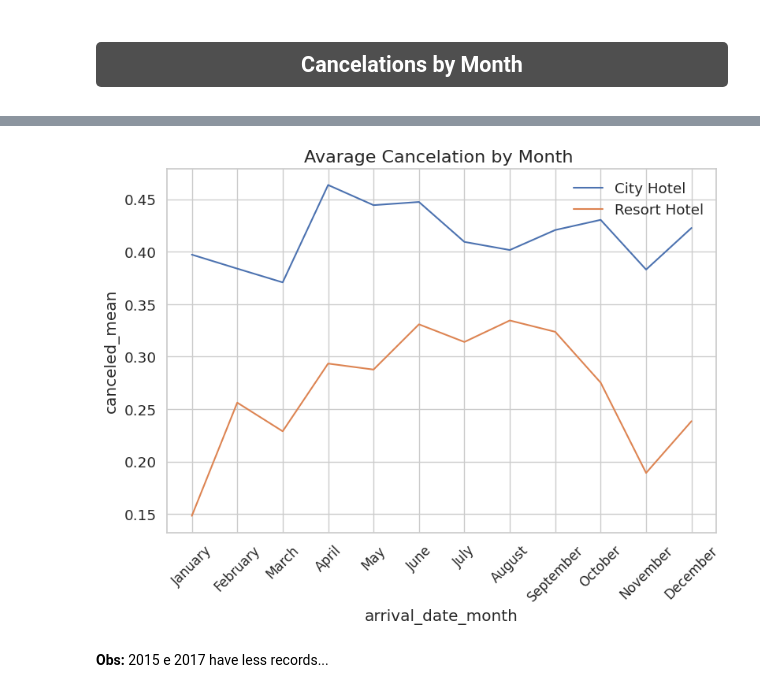
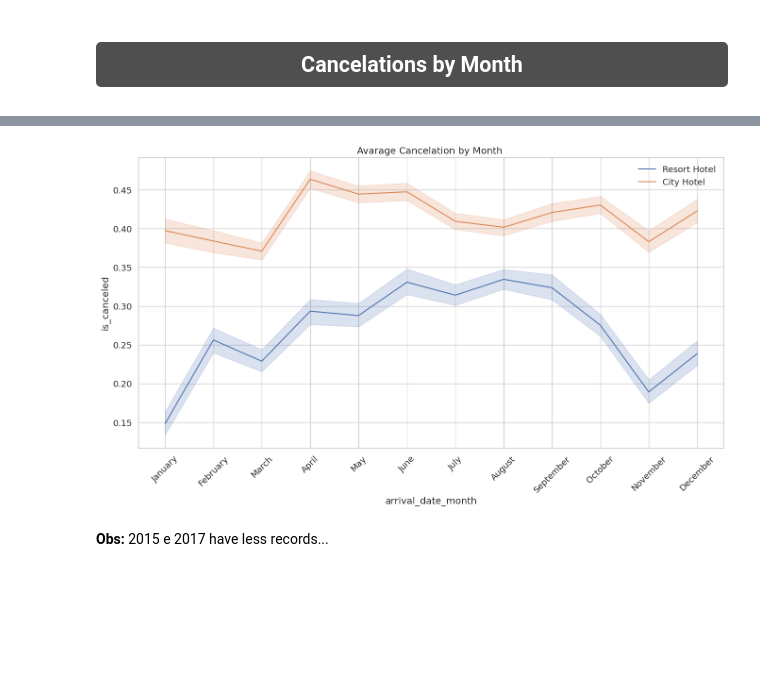
Before and after one commit to ThiagoAmaru/Hotel-Booking-Cancelations, a Jupyter notebook: notebooks/part02_EDA.ipynb, the cells around one changed output, grey strips where cells are left out. Cells and saved outputs as stored; diff of their text form; code cells hidden in the pictures; blank space fills up the shorter version.

```diff
--- a/notebooks/part02_EDA.ipynb
+++ b/notebooks/part02_EDA.ipynb
@@ -61,0 +53,4 @@ memory usage: 29.1+ MB
+# %%
+dotenv.load_dotenv(dotenv.find_dotenv())
+ROOT_DIR = os.getenv('ROOT_DIR')
+data = pd.read_csv(f'{ROOT_DIR}/data/data_processed/hotel_bookings_processed.csv', index_col=0)
@@ -243,12 +228,11 @@ monthly_cancelations.style.background_gradient(cmap='Blues')
 # %%
-plt.subplots(figsize=(9,6))
-sns.lineplot(data=monthly_cancelations, x="arrival_date_month", y="canceled_mean", hue="hotel")
-plt.title("Avarage Cancelation by Month ", fontsize=16)
-plt.xticks(rotation=45, fontsize=12)
-plt.legend(ncol=1, loc="upper right", frameon=False)
-plt.show()
+data=sort_month(data, 'arrival_date_month')
+sns.lineplot(data=data, x="arrival_date_month", y="is_canceled", hue="hotel")
+plt.title("Avarage Cancelation by Month ")
+plt.xticks(rotation=45)
+plt.legend(ncol=1, loc="best", frameon=False);
 # %% [output]
-[figure, old version]
+[figure, new version]
 # %% [markdown]
 **Obs:** 2015 e 2017 have less records...
 # %% [markdown]
```
Also changed, not shown: parts of 90 cells of this notebook, 6 other files.
